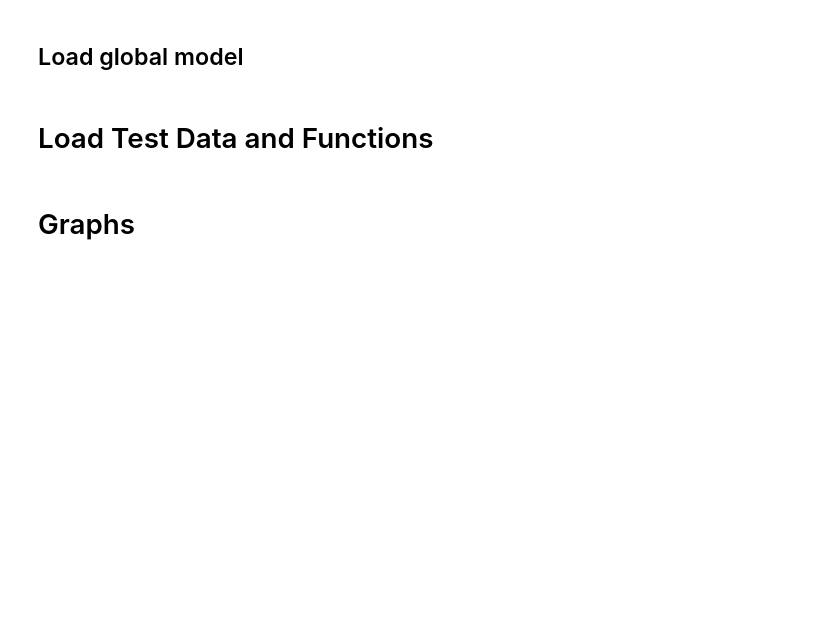
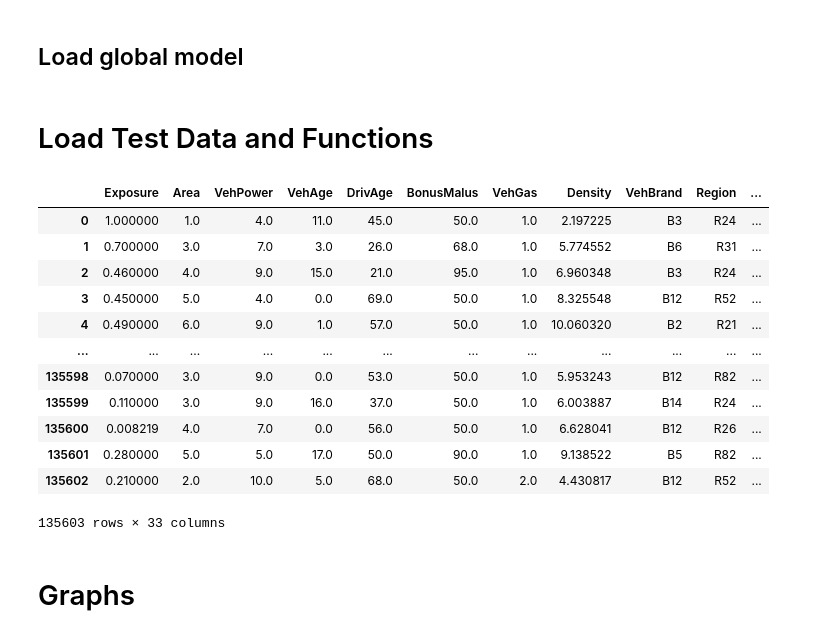
Before and after one commit to mw281685/IFoA-FL-WP, a Jupyter notebook: code/federated_learing_notebook_skorch n_jobs_ps_v8.4_graph.ipynb, the cells around one changed output. Saved outputs shown, nothing was run; the diff lists cells and outputs as text; code cells hidden in the pictures; blank space fills up the shorter version.

```diff
--- a/code/federated_learing_notebook_skorch n_jobs_ps_v8.4_graph.ipynb
+++ b/code/federated_learing_notebook_skorch n_jobs_ps_v8.4_graph.ipynb
@@ -161,4 +162,6 @@ def load_model(agent=-1, num_features=39, num_units_1=20, num_units_2=60):
     return loaded_agent_model
 # %% [markdown]
 ## Loop through
+# %%
+NUM_AGENTS = 10
 # %%
@@ -267 +281,18 @@ X_test, y_test, df_test = create_test_data()
+# %%
+df_test_pred = create_df_test_pred(df_test, X_test, loaded_agent_global_model, NUM_AGENTS)
+df_test_pred
+# %% [output]
+|  | Exposure | Area | VehPower | VehAge | DrivAge | BonusMalus | VehGas | Density | VehBrand | Region | ... |
+| 0 | 1.000000 | 1.0 | 4.0 | 11.0 | 45.0 | 50.0 | 1.0 | 2.197225 | B3 | R24 | ... |
+| 1 | 0.700000 | 3.0 | 7.0 | 3.0 | 26.0 | 68.0 | 1.0 | 5.774552 | B6 | R31 | ... |
+| 2 | 0.460000 | 4.0 | 9.0 | 15.0 | 21.0 | 95.0 | 1.0 | 6.960348 | B3 | R24 | ... |
+| 3 | 0.450000 | 5.0 | 4.0 | 0.0 | 69.0 | 50.0 | 1.0 | 8.325548 | B12 | R52 | ... |
+| 4 | 0.490000 | 6.0 | 9.0 | 1.0 | 57.0 | 50.0 | 1.0 | 10.060320 | B2 | R21 | ... |
+| ... | ... | ... | ... | ... | ... | ... | ... | ... | ... | ... | ... |
+| 135598 | 0.070000 | 3.0 | 9.0 | 0.0 | 53.0 | 50.0 | 1.0 | 5.953243 | B12 | R82 | ... |
+| 135599 | 0.110000 | 3.0 | 9.0 | 16.0 | 37.0 | 50.0 | 1.0 | 6.003887 | B14 | R24 | ... |
+| 135600 | 0.008219 | 4.0 | 7.0 | 0.0 | 56.0 | 50.0 | 1.0 | 6.628041 | B12 | R26 | ... |
+| 135601 | 0.280000 | 5.0 | 5.0 | 17.0 | 50.0 | 90.0 | 1.0 | 9.138522 | B5 | R82 | ... |
+| 135602 | 0.210000 | 2.0 | 10.0 | 5.0 | 68.0 | 50.0 | 2.0 | 4.430817 | B12 | R52 | ... |
+135603 rows × 33 columns
 # %%
```
Also changed, not shown: parts of 28 cells of this notebook.
